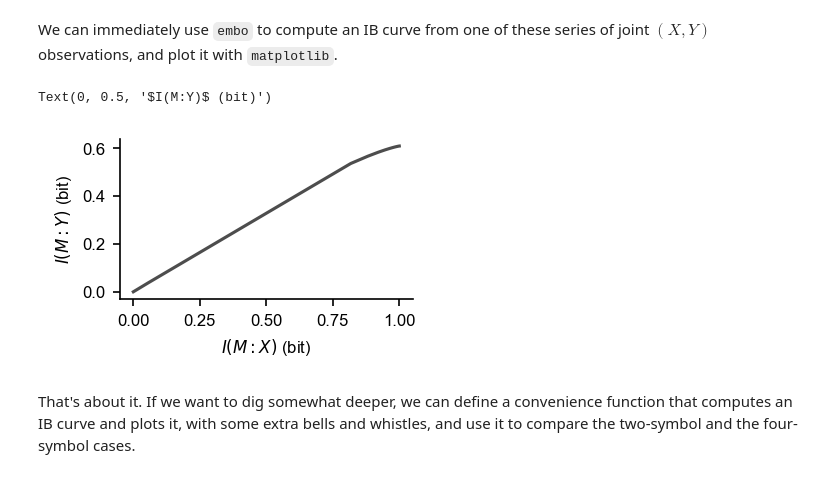
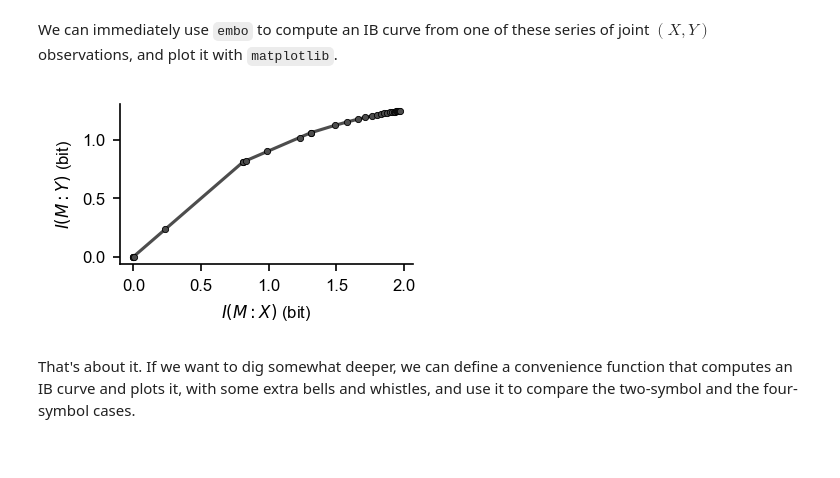
Before and after one commit to epiasini/embo-github-mirror, a Jupyter notebook: embo/examples/Basic-Example.ipynb, the cells around one changed output. Cells and saved outputs as stored; diff of their text form; code cells hidden in the pictures.

```diff
--- a/embo/examples/Basic-Example.ipynb
+++ b/embo/examples/Basic-Example.ipynb
@@ -28,13 +28,12 @@ y4 = np.array([0,1,0,3,0,0,2,3,])
 # %% [markdown]
 We can immediately use `embo` to compute an IB curve from one of these series of joint $(X,Y)$ observations, and plot it with `matplotlib`.
 # %%
-i_x, i_y, h_m, beta = EmpiricalBottleneck(x2,y2).get_empirical_bottleneck()
-plt.plot(i_x,i_y)
+i_x, i_y, h_m, beta = EmpiricalBottleneck(x4,y4).get_empirical_bottleneck()
+plt.plot(i_x,i_y,marker='.')
 plt.xlabel("$I(M:X)$ (bit)")
-plt.ylabel("$I(M:Y)$ (bit)")
+plt.ylabel("$I(M:Y)$ (bit)");
 # %% [output]
-Text(0, 0.5, '$I(M:Y)$ (bit)')
-[figure, old version]
+[figure, new version]
 # %% [markdown]
 That's about it. If we want to dig somewhat deeper, we can define a convenience function that computes an IB curve and plots it, with some extra bells and whistles, and use it to compare the two-symbol and the four-symbol cases.
 # %%
```
Also changed, not shown: parts of 2 cells of this notebook, 2 other files.
